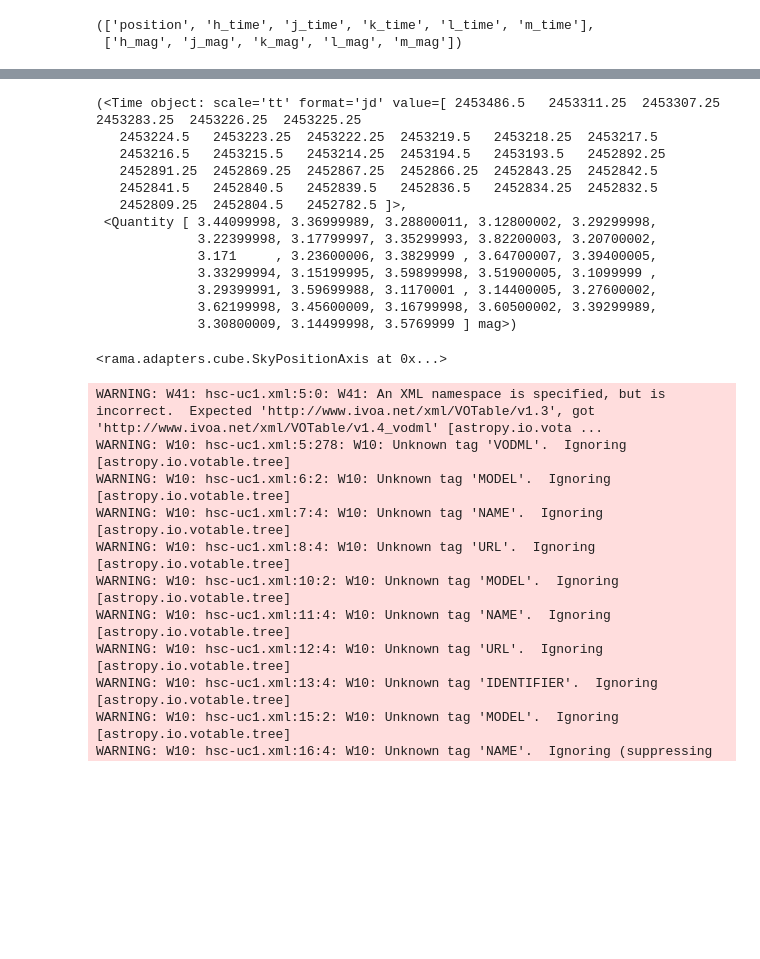
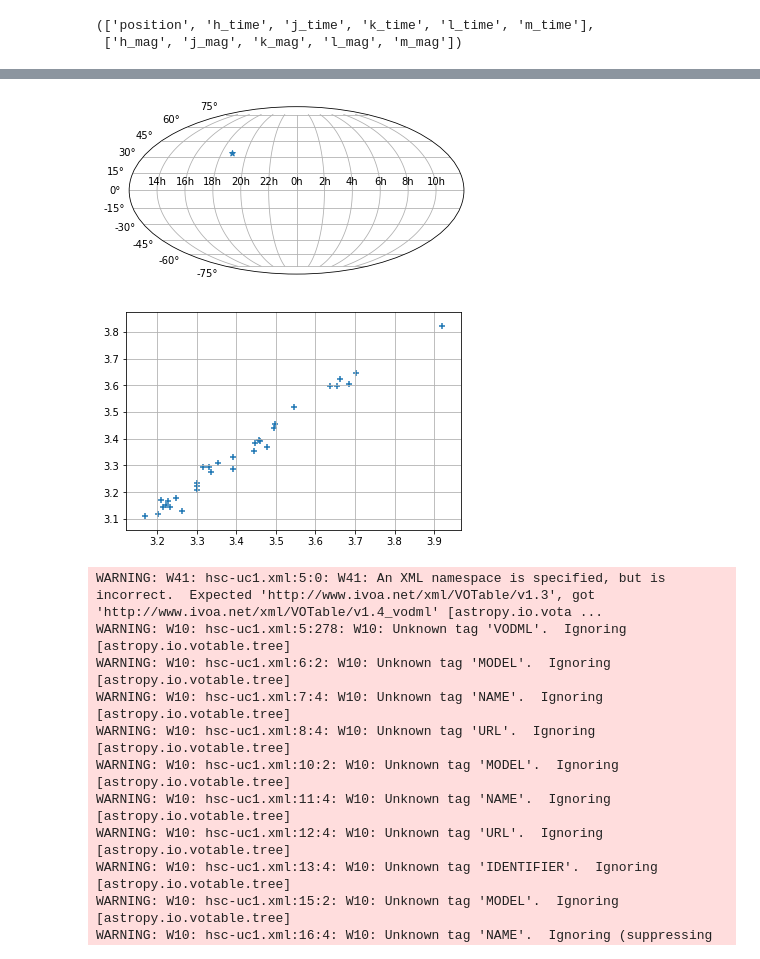
Before and after one commit to mcdittmar/ivoa-dm-examples, a Jupyter notebook: notebooks/An astropy-aware Data Model library.ipynb, the cells around one changed output, grey strips where cells are left out. Drawn from its saved outputs; the diff is of its cells as text; code cells hidden in the pictures; blank space fills up the shorter version.

Commit message:
plotting improvements + jovial update

```diff
--- a/notebooks/An astropy-aware Data Model library.ipynb
+++ b/notebooks/An astropy-aware Data Model library.ipynb
@@ -48,23 +18,11 @@ plot(point['position'])
-# %%
-point['h_time'].measurement.coord, point['h_mag'].measurement.coord.cval
-# %% [output]
-(<Time object: scale='tt' format='jd' value=[ 2453486.5   2453311.25  2453307.25  2453283.25  2453226.25  2453225.25
-   2453224.5   2453223.25  2453222.25  2453219.5   2453218.25  2453217.5
-   2453216.5   2453215.5   2453214.25  2453194.5   2453193.5   2452892.25
-   2452891.25  2452869.25  2452867.25  2452866.25  2452843.25  2452842.5
-   2452841.5   2452840.5   2452839.5   2452836.5   2452834.25  2452832.5
-   2452809.25  2452804.5   2452782.5 ]>,
- <Quantity [ 3.44099998, 3.36999989, 3.28800011, 3.12800002, 3.29299998,
-             3.22399998, 3.17799997, 3.35299993, 3.82200003, 3.20700002,
-             3.171     , 3.23600006, 3.3829999 , 3.64700007, 3.39400005,
-             3.33299994, 3.15199995, 3.59899998, 3.51900005, 3.1099999 ,
-             3.29399991, 3.59699988, 3.1170001 , 3.14400005, 3.27600002,
-             3.62199998, 3.45600009, 3.16799998, 3.60500002, 3.39299989,
-             3.30800009, 3.14499998, 3.5769999 ] mag>)
 # %%
-point['position']
+point['position'].plot(marker='*')
 # %% [output]
-<rama.adapters.cube.SkyPositionAxis at 0x...>
+[figure, added]
+# %%
+point.plot('j_mag', 'h_mag', marker='+')
+# %% [output]
+[figure, added]
 # %%
 from rama.models.test.sample import Source
 from rama.models.test import filter
```
Also changed, not shown: parts of 9 cells of this notebook.
